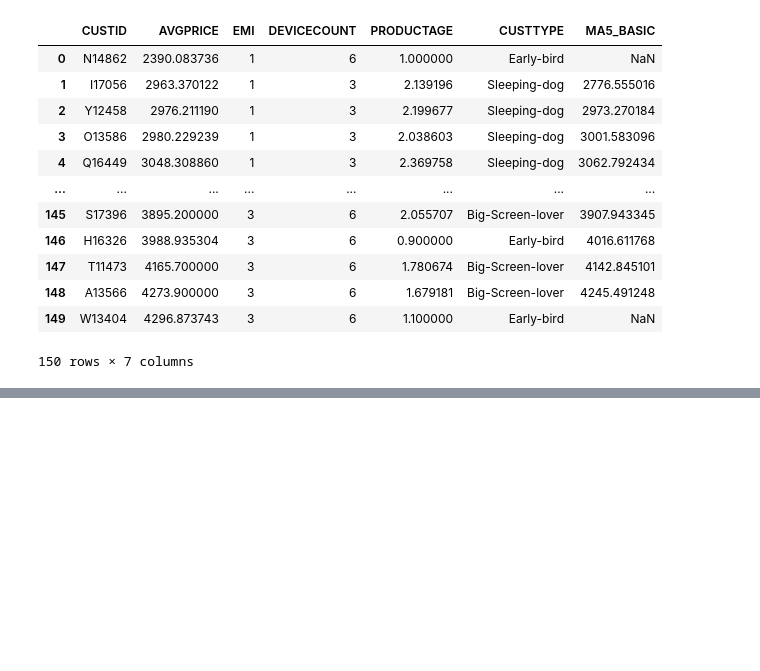
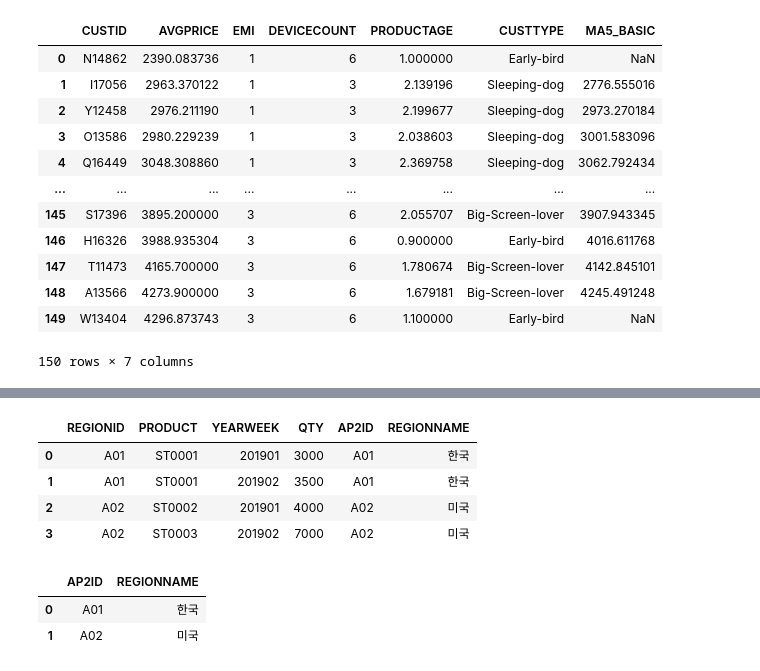
Before and after one commit to HongDonkey/Python, a Jupyter notebook: Session05/DataFramePrac.ipynb, the cells around one changed output, grey strips where cells are left out. Cells and saved outputs as stored; diff of their text form; code cells hidden in the pictures; blank space fills up the shorter version.

```diff
--- a/Session05/DataFramePrac.ipynb
+++ b/Session05/DataFramePrac.ipynb
@@ -566,0 +550,2 @@ csData.drop_duplicates(['CUSTTYPE']) # CUSTTYPE을 기준으로 중복제거
+# %%
+joinMaster = pd.read_csv("../dataset/join_region_master.csv", encoding="ms949")
@@ -566,0 +577,20 @@ csData.drop_duplicates(['CUSTTYPE']) # CUSTTYPE을 기준으로 중복제거
+# %%
+pd.merge(left = joinSellout, right = joinMaster,
+        left_on="REGIONID", right_on = "AP2ID", how="inner")
+#조인키 대상은 중복을 허락하지 않는 기본키여야 함
+# inner : 기준이 되는 컬럼에 해당하는 정보만 표시
+# left,right : 기준이 되는 컬럼에 해당하지 않아도 정보를 표시하고 방향에 따라 DF에 없는 내용은 NaN값을 줌
+# outer : 모든 내용을 병합
+# %% [output]
+|  | REGIONID | PRODUCT | YEARWEEK | QTY | AP2ID | REGIONNAME |
+| 0 | A01 | ST0001 | 201901 | 3000 | A01 | 한국 |
+| 1 | A01 | ST0001 | 201902 | 3500 | A01 | 한국 |
+| 2 | A02 | ST0002 | 201901 | 4000 | A02 | 미국 |
+| 3 | A02 | ST0003 | 201902 | 7000 | A02 | 미국 |
+# %%
+testMaster = joinMaster.loc[:1]
+testMaster
+# %% [output]
+|  | AP2ID | REGIONNAME |
+| 0 | A01 | 한국 |
+| 1 | A02 | 미국 |
```
Also changed, not shown: parts of 36 cells of this notebook, 2 other files.
